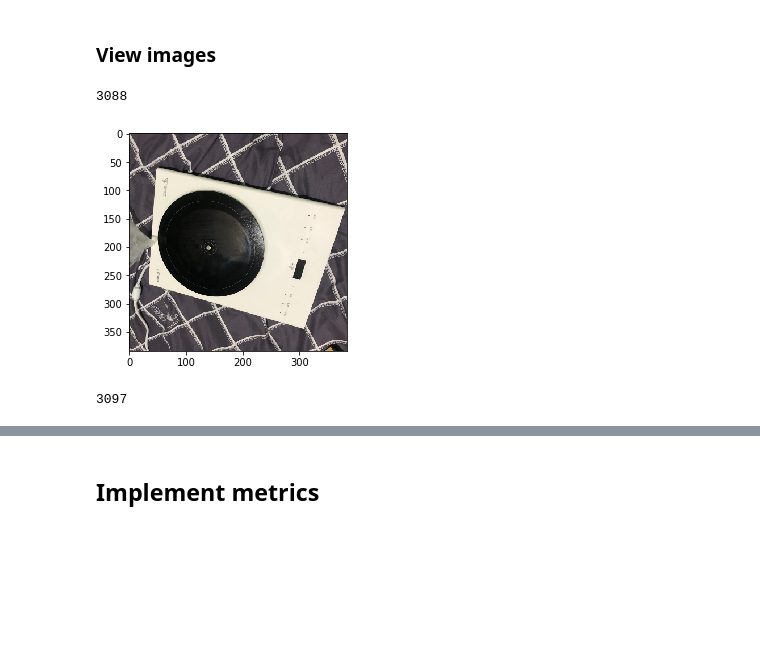
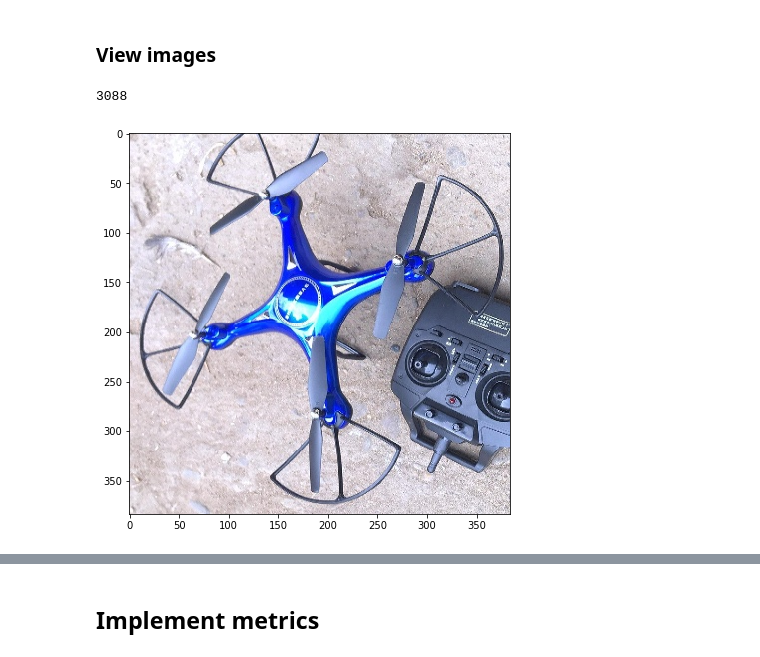
Before and after one commit to zakajd/huawei2020, a Jupyter notebook: notebooks/1_EDA_Jamil.ipynb, the cells around one changed output, grey strips where cells are left out. Drawn from its saved outputs; the diff is of its cells as text; code cells hidden in the pictures; blank space fills up the shorter version.

```diff
--- a/notebooks/1_EDA_Jamil.ipynb
+++ b/notebooks/1_EDA_Jamil.ipynb
@@ -188,17 +154,13 @@ from src.datasets import ClassificationDataset, get_dataloaders
 from src.augmentations import get_aug
 # %%
 dataset = ClassificationDataset(root="data/interim", transform=None, train=True, size=384)
-# plt.imshow(dataset[0][0])
+
+plt.figure(figsize=(7, 7))
+plt.imshow(dataset[26][0].permute(2, 1, 0))
 # plt.subplot(1, 3, 3)
-plt.imshow(dataset[2000][0].permute(2, 1, 0))
+# plt.imshow(dataset[2000][0])
 
 print(len(set(dataset.targets)))
 # %% [output]
 3088
-[figure, old version]
+[figure, new version]
-# %%
-len(set(dataset.targets))
-3088
-3097
-# %% [output]
-3097
```
Also changed, not shown: parts of 15 cells of this notebook, 4 other files.
